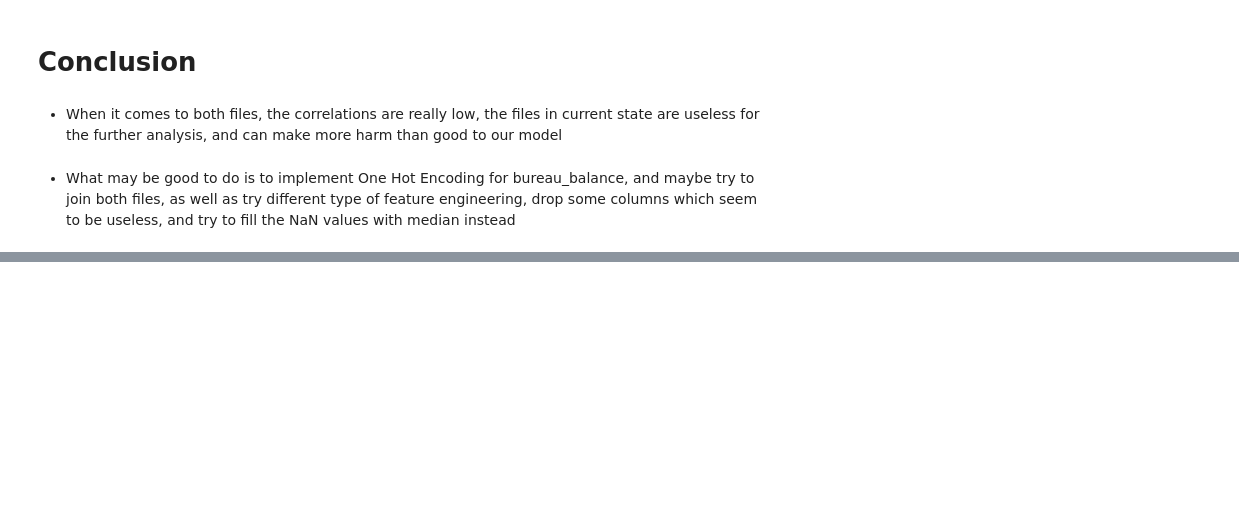
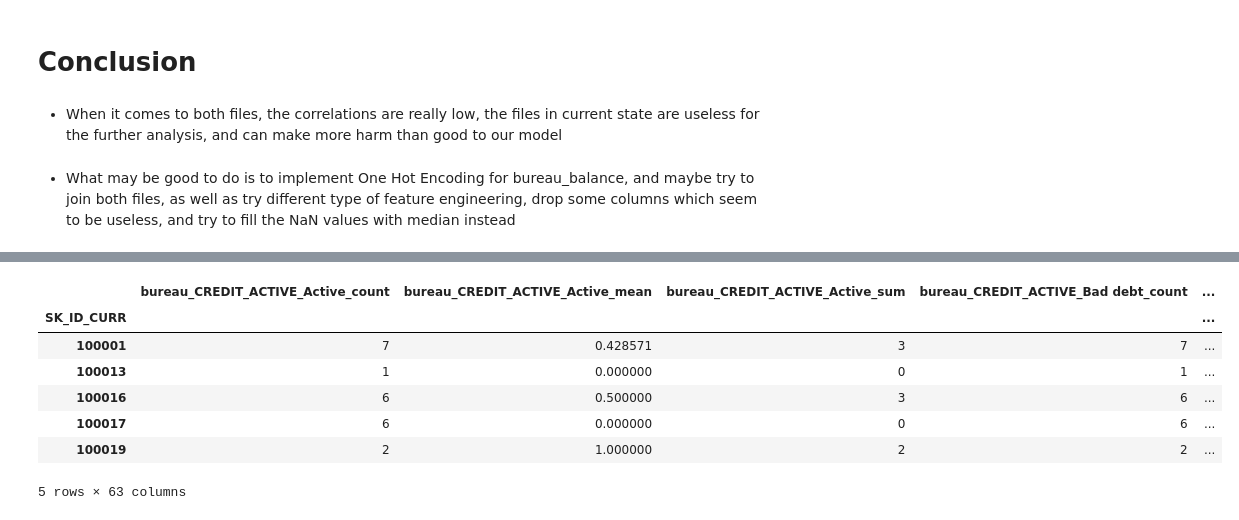
Before and after one commit to IML-Project/Home_Credit_Default_Risk_Project, a Jupyter notebook: bureaus_analysis.ipynb, the cells around one changed output, grey strips where cells are left out. Drawn from its saved outputs; the diff is of its cells as text; code cells hidden in the pictures; blank space fills up the shorter version.

```diff
--- a/bureaus_analysis.ipynb
+++ b/bureaus_analysis.ipynb
@@ -382,0 +415,11 @@ Name: TARGET, dtype: float64
+# %%
+bureau_object.head(5)
+# %% [output]
+|  | bureau_CREDIT_ACTIVE_Active_count | bureau_CREDIT_ACTIVE_Active_mean | bureau_CREDIT_ACTIVE_Active_sum | bureau_CREDIT_ACTIVE_Bad debt_count | ... |
+| SK_ID_CURR |  |  |  |  | ... |
+| 100001 | 7 | 0.428571 | 3 | 7 | ... |
+| 100013 | 1 | 0.000000 | 0 | 1 | ... |
+| 100016 | 6 | 0.500000 | 3 | 6 | ... |
+| 100017 | 6 | 0.000000 | 0 | 6 | ... |
+| 100019 | 2 | 1.000000 | 2 | 2 | ... |
+5 rows × 63 columns
```
Also changed, not shown: parts of 24 cells of this notebook, 8 other files.
